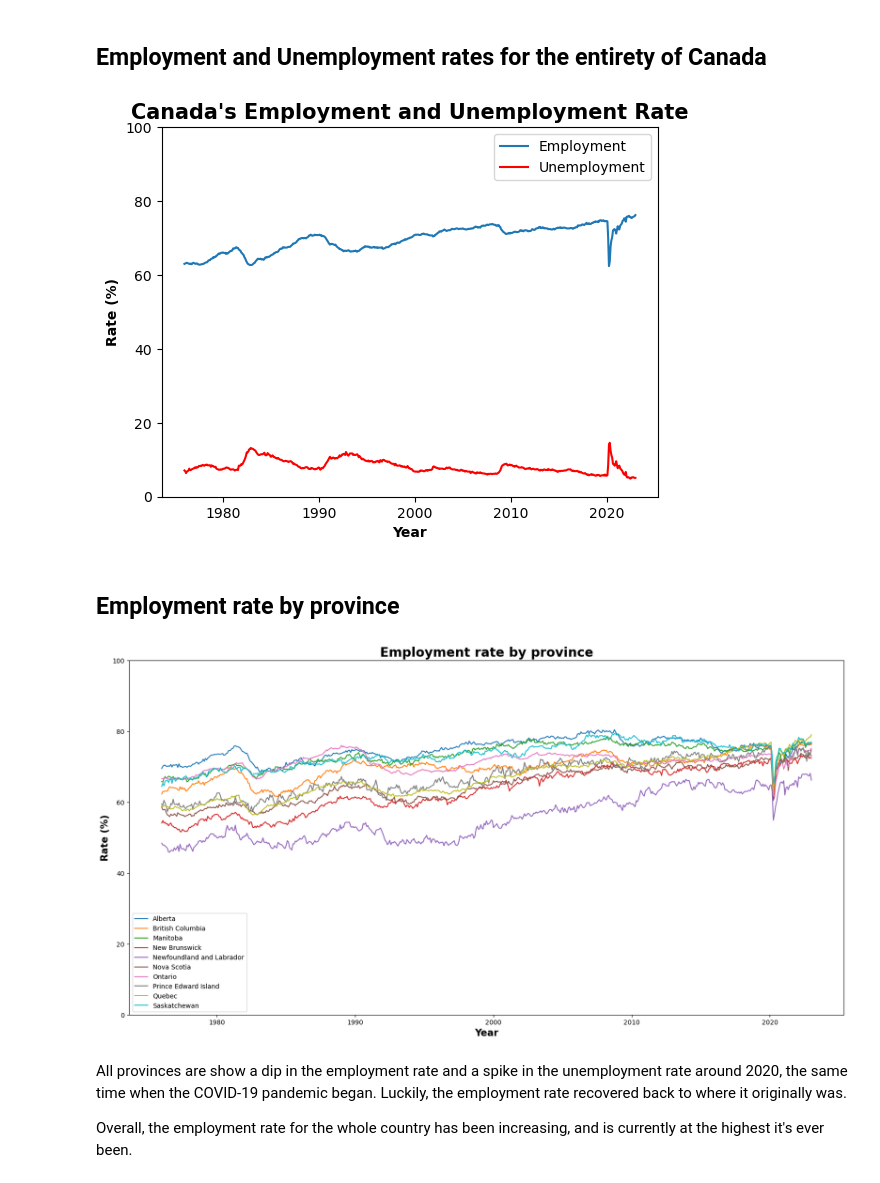
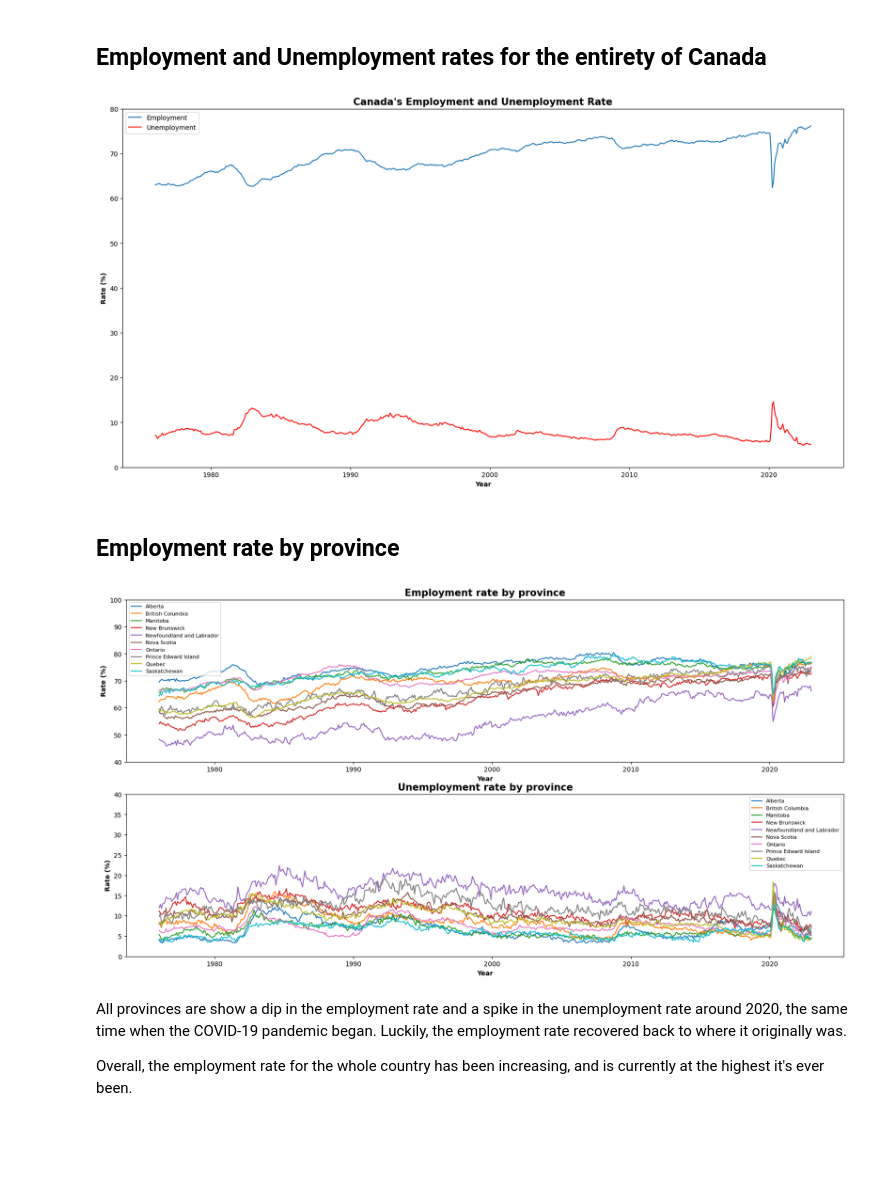
Before and after one commit to rehan-nasir/canada_labour_force_analysis, a Jupyter notebook: labor_market_analysis.ipynb, the cells around one changed output. Saved outputs shown, nothing was run; the diff lists cells and outputs as text; code cells hidden in the pictures; blank space fills up the shorter version.

Commit message:
More visuals + Improved Visuals

```diff
--- a/labor_market_analysis.ipynb
+++ b/labor_market_analysis.ipynb
@@ -188,16 +188,32 @@ canada["REF_DATE"] = pd.to_datetime(canada["REF_DATE"])
 # %%
 sns.lineplot(x='REF_DATE', y='Employment rate', data=canada, label='Employment')
 sns.lineplot(x='REF_DATE', y='Unemployment rate', data=canada, color='red', label='Unemployment')
 plt.title("Canada's Employment and Unemployment Rate", fontsize=15, fontweight="bold")
-plt.ylim(0, 100)
+plt.ylim(0, 80)
+plt.gcf().set_size_inches(20, 10)
 plt.ylabel("Rate (%)", fontsize=10, fontweight="bold")
 plt.xlabel("Year", fontsize=10, fontweight="bold")
 plt.show()
 # %% [output]
-[figure, old version]
+[figure, new version]
 # %% [markdown]
 ## Employment rate by province
 # %%
+fig, ax = plt.subplots(nrows=2, ncols=1)
+provinces_list = []
+provinces = labor_force[labor_force["GEO"] != "Canada"]["GEO"].unique()
+for i in provinces:
+    p = labor_force[labor_force['GEO'] == i]
+    p["REF_DATE"] = pd.to_datetime(p["REF_DATE"])
+    provinces_list.append(p)
+
+for j in provinces_list:
+        sns.lineplot(x='REF_DATE', y='Employment rate', data=j, label=j["GEO"].iloc[0], ax=ax[0])
+ax[0].set_ylim(40, 100)
+ax[0].set_xlabel("Year", fontsize=10, fontweight="bold")
+ax[0].set_ylabel("Rate (%)", fontsize=10, fontweight="bold")
+ax[0].set_title("Employment rate by province", fontsize=15, fontweight="bold")
+ax[0].legend(fontsize=8)
 
 provinces_list = []
 
@@ -208,15 +224,16 @@ for i in provinces:
     provinces_list.append(p)
 
 for j in provinces_list:
-        sns.lineplot(x='REF_DATE', y='Employment rate', data=j, label=j["GEO"].iloc[0])
-plt.ylim(0, 100)
-plt.xlabel("Year", fontsize=15, fontweight="bold")
-plt.ylabel("Rate (%)", fontsize=15, fontweight="bold")
-plt.title("Employment rate by province", fontsize=20, fontweight="bold")
+        sns.lineplot(x='REF_DATE', y='Unemployment rate', data=j, label=j["GEO"].iloc[0], ax=ax[1])
+ax[1].set_xlabel("Year", fontsize=10, fontweight="bold")
+ax[1].set_ylabel("Rate (%)", fontsize=10, fontweight="bold")
+ax[1].set_title("Unemployment rate by province", fontsize=15, fontweight="bold")
+ax[1].set_ylim(0, 40)
+ax[1].legend(fontsize=8)
 plt.gcf().set_size_inches(20, 10)
 plt.show()
 # %% [output]
-[figure, old version]
+[figure, new version]
 # %% [markdown]
 All provinces are show a dip in the employment rate and a spike in the unemployment rate around 2020, the same time when the COVID-19 pandemic began. Luckily, the employment rate recovered back to where it originally was.
 
```
Also changed, not shown: parts of 9 cells of this notebook.
